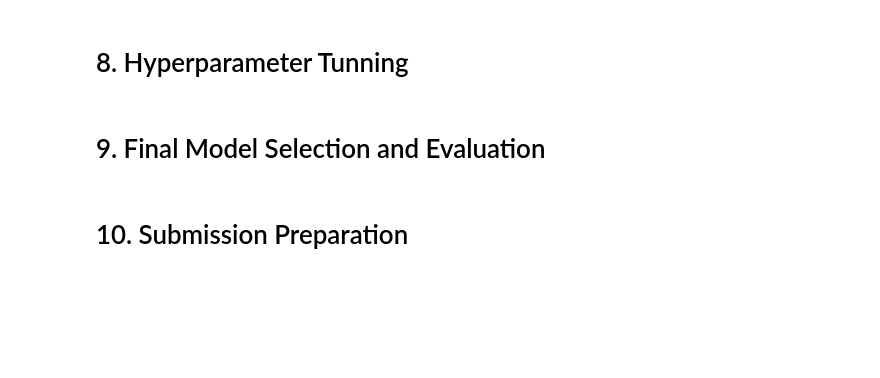
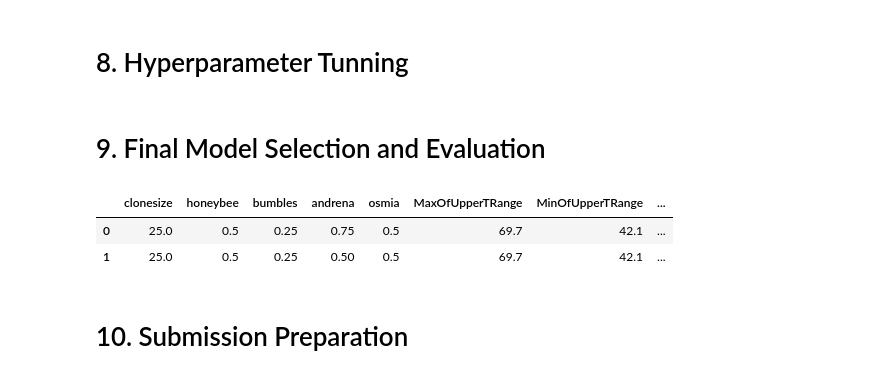
Before and after one commit to iayasa/Prediction-of-Wild-Blueberry-Yield, a Jupyter notebook: Prediction_model.ipynb, the cells around one changed output. Saved outputs shown, nothing was run; the diff lists cells and outputs as text; code cells hidden in the pictures; blank space fills up the shorter version.

```diff
--- a/Prediction_model.ipynb
+++ b/Prediction_model.ipynb
@@ -121,5 +117,11 @@ MAE en datos de prueba: 371.7121866946292
 # 8. Hyperparameter Tunning
 # %% [markdown]
 # 9. Final Model Selection and Evaluation
+# %%
+df.head(2)
+# %% [output]
+|  | clonesize | honeybee | bumbles | andrena | osmia | MaxOfUpperTRange | MinOfUpperTRange | ... |
+| 0 | 25.0 | 0.5 | 0.25 | 0.75 | 0.5 | 69.7 | 42.1 | ... |
+| 1 | 25.0 | 0.5 | 0.25 | 0.50 | 0.5 | 69.7 | 42.1 | ... |
 # %% [markdown]
 # 10. Submission Preparation
```
Also changed, not shown: parts of 10 cells of this notebook, 1 other file.
